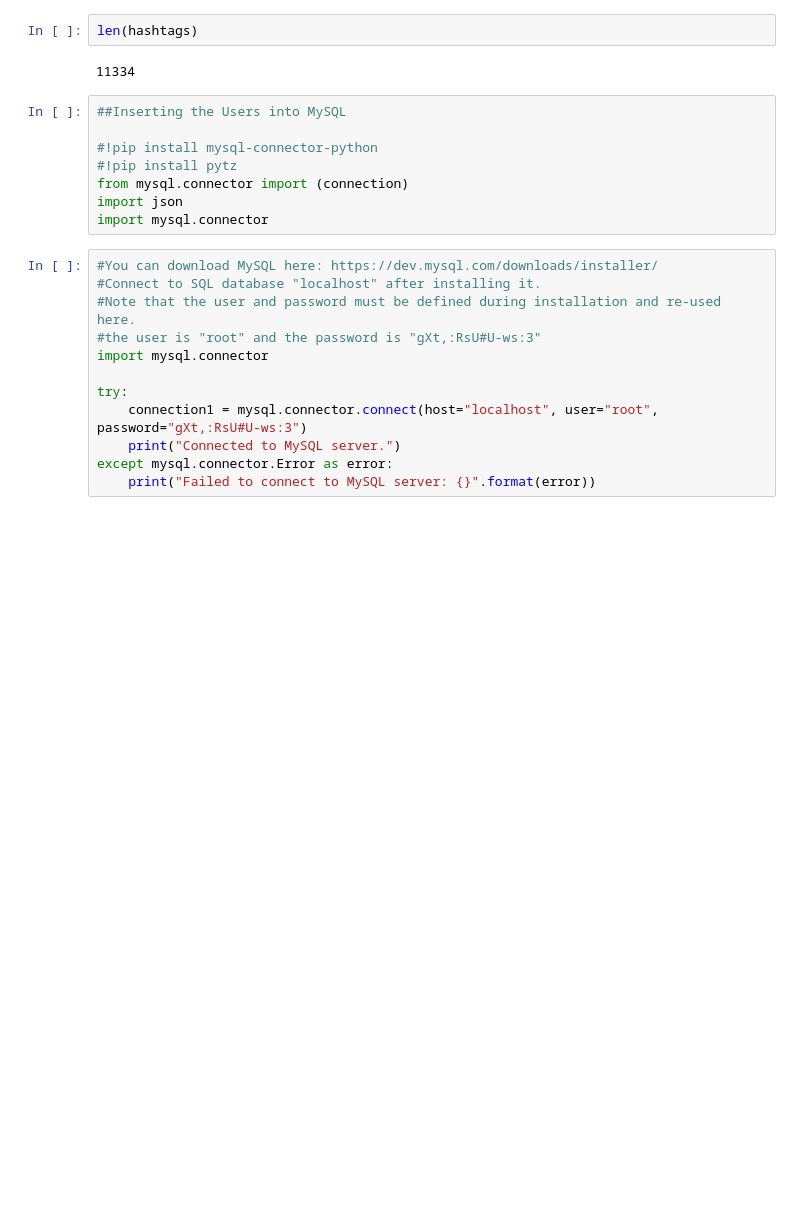
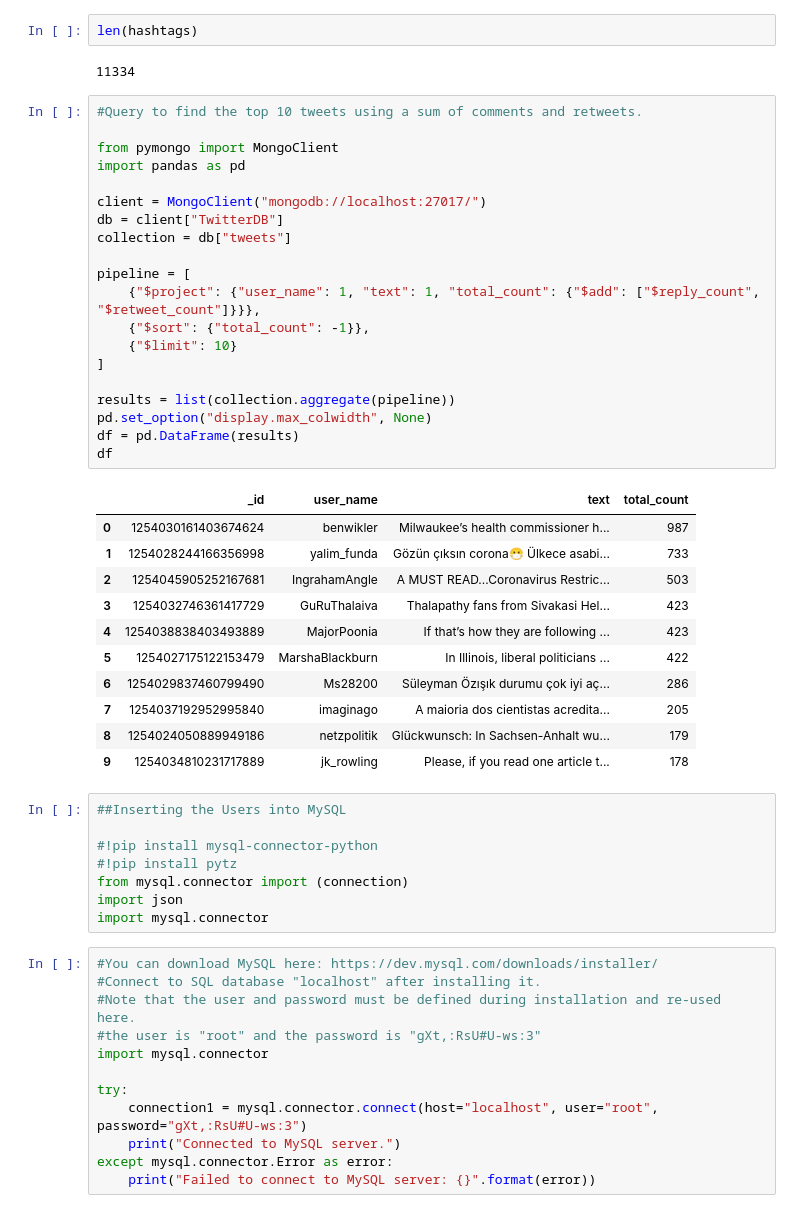
Before and after one commit to QiruPan/694-DATA-MANAGEMENT-FOR-ADVANCED-DATA-SCIENCE-APPLICATIONS, a Jupyter notebook: Newest Initialization.ipynb, the cells around one changed output. Drawn from its saved outputs; the diff is of its cells as text; blank space fills up the shorter version.

```diff
--- a/Newest Initialization.ipynb
+++ b/Newest Initialization.ipynb
@@ -250,6 +250,38 @@ for word_id, word_data in hashtags.items():
 len(hashtags)
 # %% [output]
 11334
+# %%
+#Query to find the top 10 tweets using a sum of comments and retweets.
+
+from pymongo import MongoClient
+import pandas as pd
+
+client = MongoClient("mongodb://localhost:27017/")
+db = client["TwitterDB"]
+collection = db["tweets"]
+
+pipeline = [
+    {"$project": {"user_name": 1, "text": 1, "total_count": {"$add": ["$reply_count", "$retweet_count"]}}},
+    {"$sort": {"total_count": -1}},
+    {"$limit": 10}
+]
+
+results = list(collection.aggregate(pipeline))
+pd.set_option("display.max_colwidth", None)
+df = pd.DataFrame(results)
+df
+# %% [output]
+|  | _id | user_name | text | total_count |
+| 0 | 1254030161403674624 | benwikler | Milwaukee’s health commissioner h... | 987 |
+| 1 | 1254028244166356998 | yalim_funda | Gözün çıksın corona😷 Ülkece asabi... | 733 |
+| 2 | 1254045905252167681 | IngrahamAngle | A MUST READ...Coronavirus Restric... | 503 |
+| 3 | 1254032746361417729 | GuRuThalaiva | Thalapathy fans from Sivakasi Hel... | 423 |
+| 4 | 1254038838403493889 | MajorPoonia | If that’s how they are following ... | 423 |
+| 5 | 1254027175122153479 | MarshaBlackburn | In Illinois, liberal politicians ... | 422 |
+| 6 | 1254029837460799490 | Ms28200 | Süleyman Özışık durumu çok iyi aç... | 286 |
+| 7 | 1254037192952995840 | imaginago | A maioria dos cientistas acredita... | 205 |
+| 8 | 1254024050889949186 | netzpolitik | Glückwunsch: In Sachsen-Anhalt wu... | 179 |
+| 9 | 1254034810231717889 | jk_rowling | Please, if you read one article t... | 178 |
 # %%
 ##Inserting the Users into MySQL
 
```
Also changed, not shown: 1 other file.
